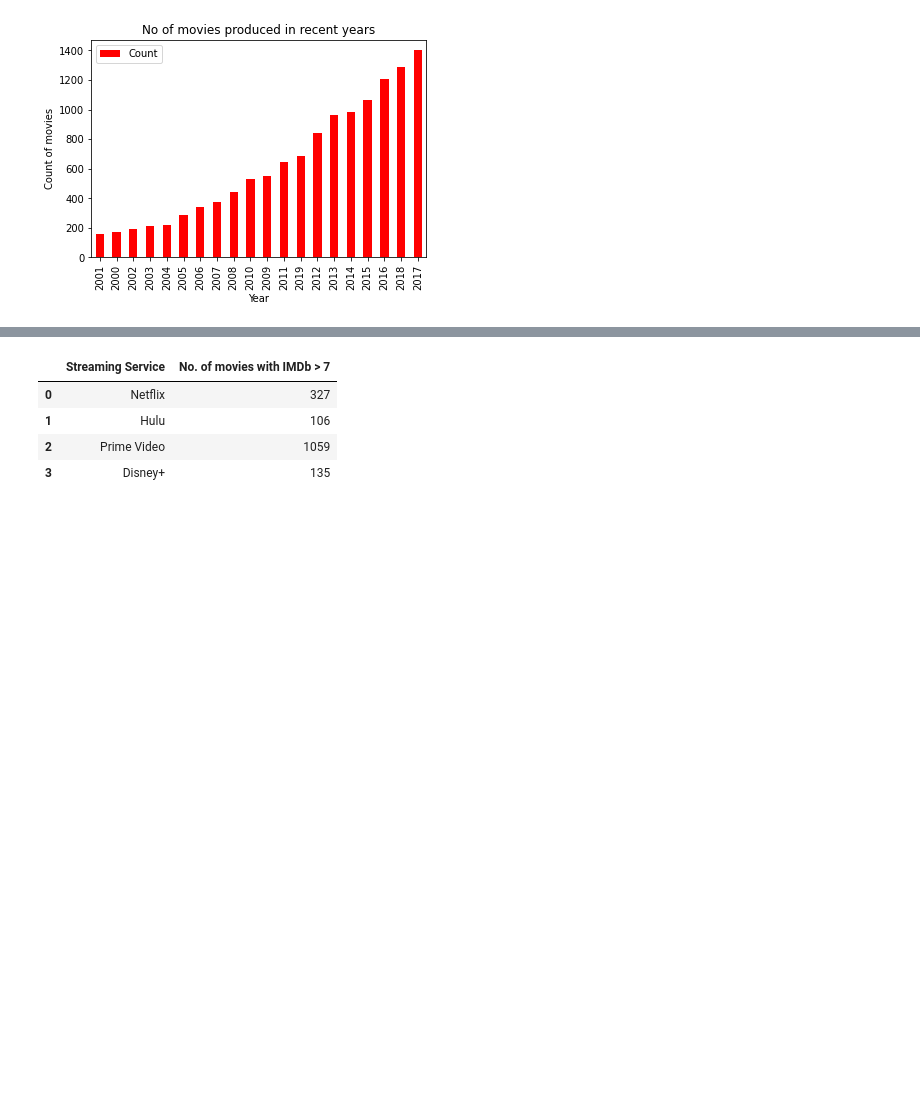
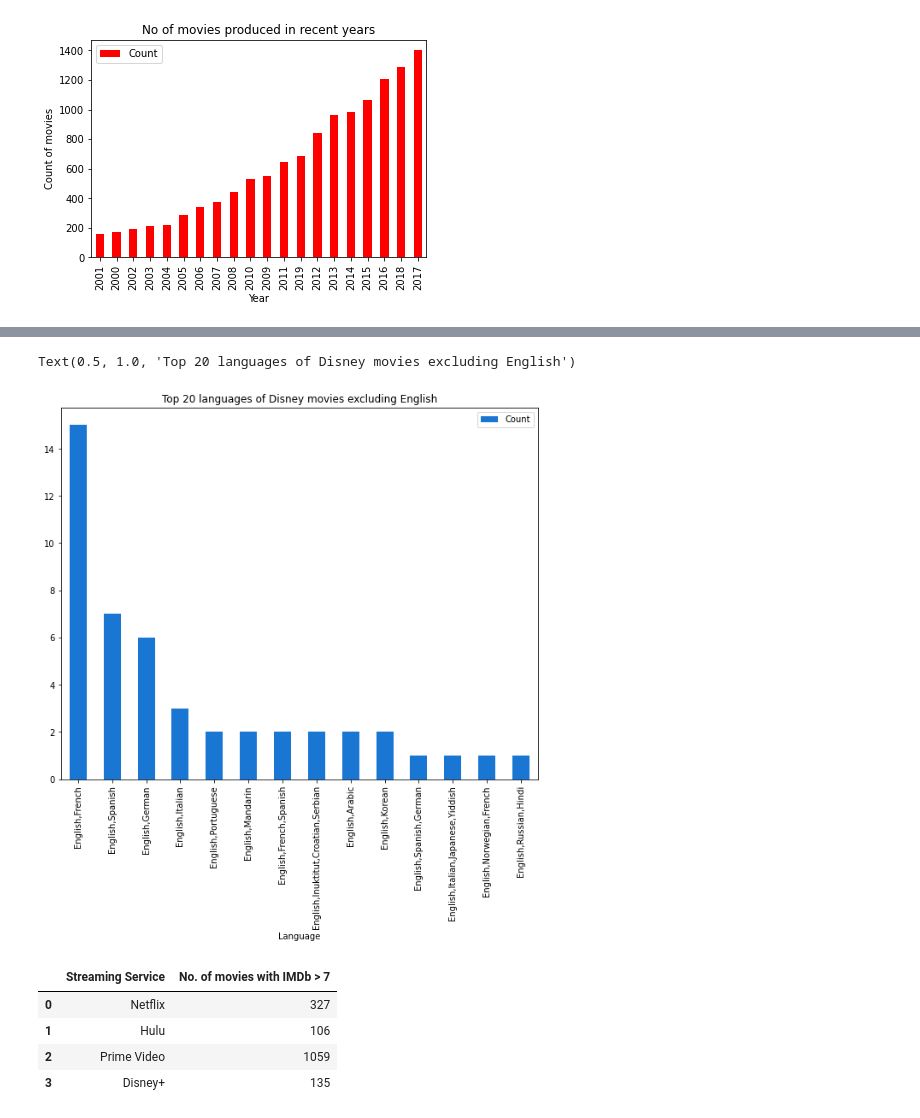
Before and after one commit to jacance/streaming-service-analysis, a Jupyter notebook: huluprimeflix_tara.ipynb, the cells around one changed output, grey strips where cells are left out. Cells and saved outputs as stored; diff of their text form; code cells hidden in the pictures; blank space fills up the shorter version.

```diff
--- a/huluprimeflix_tara.ipynb
+++ b/huluprimeflix_tara.ipynb
@@ -952,0 +953,3 @@ Text(0.5, 1.0, 'Top 20 languages of Disney movies')
+# %%
+disney_not_eng = disney_lang_df.loc[1:]
+disney_not_eng
@@ -953,3 +972,9 @@ Text(0.5, 1.0, 'Top 20 languages of Disney movies')
+# %%
+disney_not_eng.plot.bar('Language', figsize=(10,8), color='#1976d2')
+plt.title('Top 20 languages of Disney movies excluding English')
+# %% [output]
+Text(0.5, 1.0, 'Top 20 languages of Disney movies excluding English')
+[figure, added]
 # %%
 #Analysing IMDb score for movies in US only
 
```
Also changed, not shown: parts of 28 cells of this notebook.
